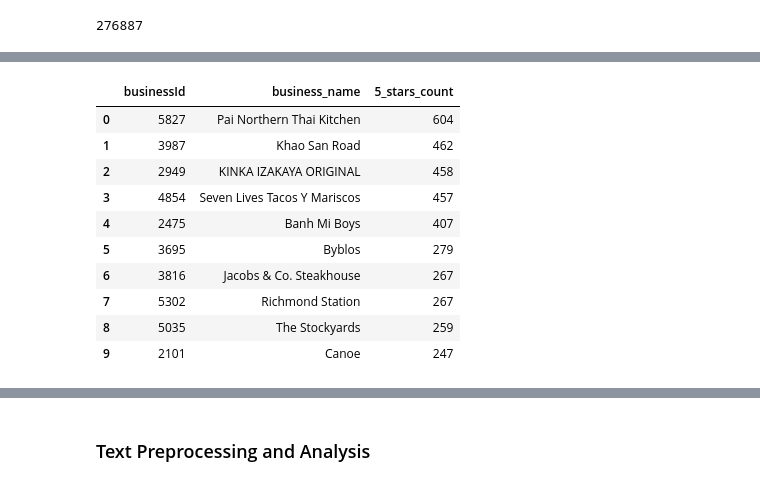
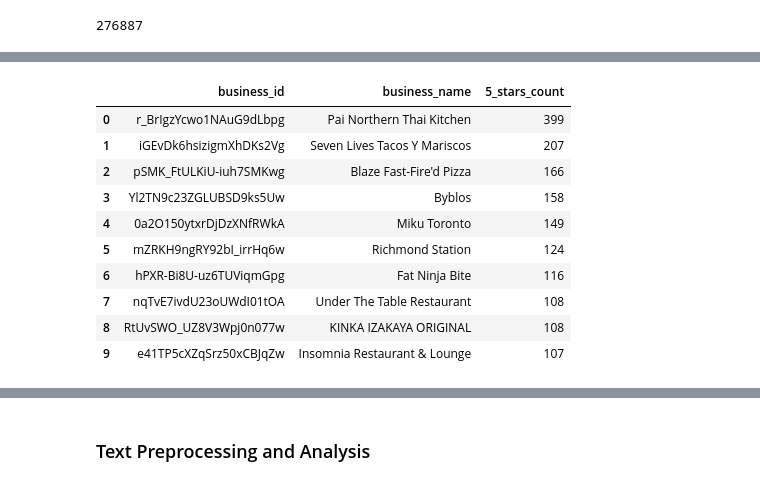
Before and after one commit to Samimust/my-yelper, a Jupyter notebook: Data Wrangling and Exploration.ipynb, the cells around one changed output, grey strips where cells are left out. Drawn from its saved outputs; the diff is of its cells as text; code cells hidden in the pictures.

```diff
--- a/Data Wrangling and Exploration.ipynb
+++ b/Data Wrangling and Exploration.ipynb
@@ -588,19 +573,0 @@ only showing top 3 rows
-# %%
-# add the new numeric userId and businessId columns to the review dataframe
-
-
-# map the userId
-a = review_df.alias("a")
-b = user_df.alias("b")
-
-review_df = a.join(b, col("a.user_id") == col("b.user_id"), 'inner') \
-                     .select([col('a.'+xx) for xx in a.columns] + [col('b.userId')])
-
-# map the businessId
-a = review_df.alias("a")
-b = business_df.alias("b")
-
-review_df = a.join(b, col("a.business_id") == col("b.business_id"), 'inner') \
-                         .select([col('a.'+xx) for xx in a.columns] + [col('b.businessId')])
-
-review_df.show(3)
@@ -620,27 +578,27 @@ review_df.createOrReplaceTempView("reviews")
 # %%
 query = """
 SELECT
-    r.businessId, b.business_name,
+    r.business_id, b.business_name,
     COUNT(*) as 5_stars_count
 FROM reviews r
-INNER JOIN businesses b ON b.businessId = r.businessId
-WHERE r.stars = '5'
-GROUP BY r.businessId, b.business_name
+INNER JOIN businesses b ON b.business_id = r.business_id
+WHERE r.stars = '5' and review_date >= '2016-01-01'
+GROUP BY r.business_id, b.business_name
 ORDER BY COUNT(*) DESC
 LIMIT 10
 """
 
 # run the query and convert the results into Pandas dataframe
 sqlContext.sql(query).toPandas()
 # %% [output]
-|  | businessId | business_name | 5_stars_count |
-| 0 | 5827 | Pai Northern Thai Kitchen | 604 |
-| 1 | 3987 | Khao San Road | 462 |
-| 2 | 2949 | KINKA IZAKAYA ORIGINAL | 458 |
-| 3 | 4854 | Seven Lives Tacos Y Mariscos | 457 |
-| 4 | 2475 | Banh Mi Boys | 407 |
-| 5 | 3695 | Byblos | 279 |
-| 6 | 3816 | Jacobs & Co. Steakhouse | 267 |
-| 7 | 5302 | Richmond Station | 267 |
-| 8 | 5035 | The Stockyards | 259 |
-| 9 | 2101 | Canoe | 247 |
+|  | business_id | business_name | 5_stars_count |
+| 0 | r_BrIgzYcwo1NAuG9dLbpg | Pai Northern Thai Kitchen | 399 |
+| 1 | iGEvDk6hsizigmXhDKs2Vg | Seven Lives Tacos Y Mariscos | 207 |
+| 2 | pSMK_FtULKiU-iuh7SMKwg | Blaze Fast-Fire'd Pizza | 166 |
+| 3 | Yl2TN9c23ZGLUBSD9ks5Uw | Byblos | 158 |
+| 4 | 0a2O150ytxrDjDzXNfRWkA | Miku Toronto | 149 |
+| 5 | mZRKH9ngRY92bI_irrHq6w | Richmond Station | 124 |
+| 6 | hPXR-Bi8U-uz6TUViqmGpg | Fat Ninja Bite | 116 |
+| 7 | nqTvE7ivdU23oUWdI01tOA | Under The Table Restaurant | 108 |
+| 8 | RtUvSWO_UZ8V3Wpj0n077w | KINKA IZAKAYA ORIGINAL | 108 |
+| 9 | e41TP5cXZqSrz50xCBJqZw | Insomnia Restaurant & Lounge | 107 |
```
Also changed, not shown: parts of 64 cells of this notebook.
